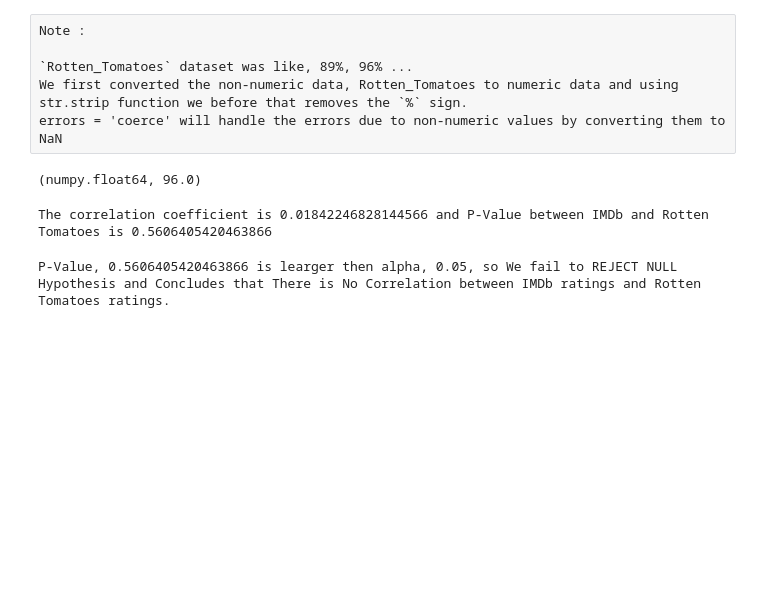
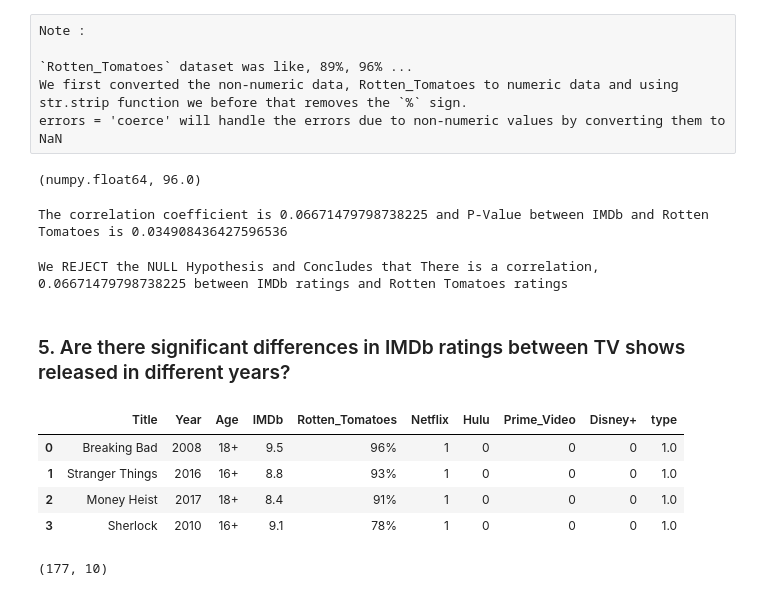
Before and after one commit to SaibalPatraDS/Case-Studies, a Jupyter notebook: Case Study of Netflix Data/Case Study Files/Python Files/statistical_analysis_03_07_2023.ipynb, the cells around one changed output. Drawn from its saved outputs; the diff is of its cells as text; code cells hidden in the pictures; blank space fills up the shorter version.

```diff
--- a/Case Study of Netflix Data/Case Study Files/Python Files/statistical_analysis_03_07_2023.ipynb
+++ b/Case Study of Netflix Data/Case Study Files/Python Files/statistical_analysis_03_07_2023.ipynb
@@ -74,0 +93,2 @@ shows_data.columns = shows_data.columns.str.replace(" ","_")
+# %%
+shows_data = shows_data.dropna(subset=['Year'])
@@ -74,0 +97,5 @@ shows_data.columns = shows_data.columns.str.replace(" ","_")
+# %%
+# Assuming shows_data is your DataFrame with the 'Year' column
+shows_data['Year'] = shows_data['Year'].replace([np.inf, -np.inf], np.nan)  # Replace inf values with NaN
+shows_data['Year'] = shows_data['Year'].fillna(0)  # Replace NaN values with 0
+shows_data['Year'] = shows_data['Year'].astype('int')  # Convert to integer
@@ -405,7 +440,7 @@ correlation_coefficient, p_value = pearsonr(imdb_sample, rotten_tomatoes_sample)
 ## checking the result
 print(f"The correlation coefficient is {correlation_coefficient} and P-Value between IMDb and Rotten Tomatoes is {p_value}")
 # %% [output]
-The correlation coefficient is 0.01842246828144566 and P-Value between IMDb and Rotten Tomatoes is 0.5606405420463866
+The correlation coefficient is 0.06671479798738225 and P-Value between IMDb and Rotten Tomatoes is 0.034908436427596536
 # %%
 ## testing results
 
@@ -418,4 +453,18 @@ if p_value > alpha:
 else:
     print(f"We REJECT the NULL Hypothesis and Concludes that There is a correlation, {correlation_coefficient} between IMDb ratings and Rotten Tomatoes ratings")
 # %% [output]
-P-Value, 0.5606405420463866 is learger then alpha, 0.05, so We fail to REJECT NULL Hypothesis and Concludes that There is No Correlation between IMDb ratings and Rotten Tomatoes ratings.
+We REJECT the NULL Hypothesis and Concludes that There is a correlation, 0.06671479798738225 between IMDb ratings and Rotten Tomatoes ratings
+# %% [markdown]
+### 5. Are there significant differences in IMDb ratings between TV shows released in different years?
+# %%
+shows_data.head(4)
+# %% [output]
+|  | Title | Year | Age | IMDb | Rotten_Tomatoes | Netflix | Hulu | Prime_Video | Disney+ | type |
+| 0 | Breaking Bad | 2008 | 18+ | 9.5 | 96% | 1 | 0 | 0 | 0 | 1.0 |
+| 1 | Stranger Things | 2016 | 16+ | 8.8 | 93% | 1 | 0 | 0 | 0 | 1.0 |
+| 2 | Money Heist | 2017 | 18+ | 8.4 | 91% | 1 | 0 | 0 | 0 | 1.0 |
+| 3 | Sherlock | 2010 | 16+ | 9.1 | 78% | 1 | 0 | 0 | 0 | 1.0 |
+# %%
+shows_data.query('Year == 2020').
+# %% [output]
+(177, 10)
```
Also changed, not shown: parts of 38 cells of this notebook.
